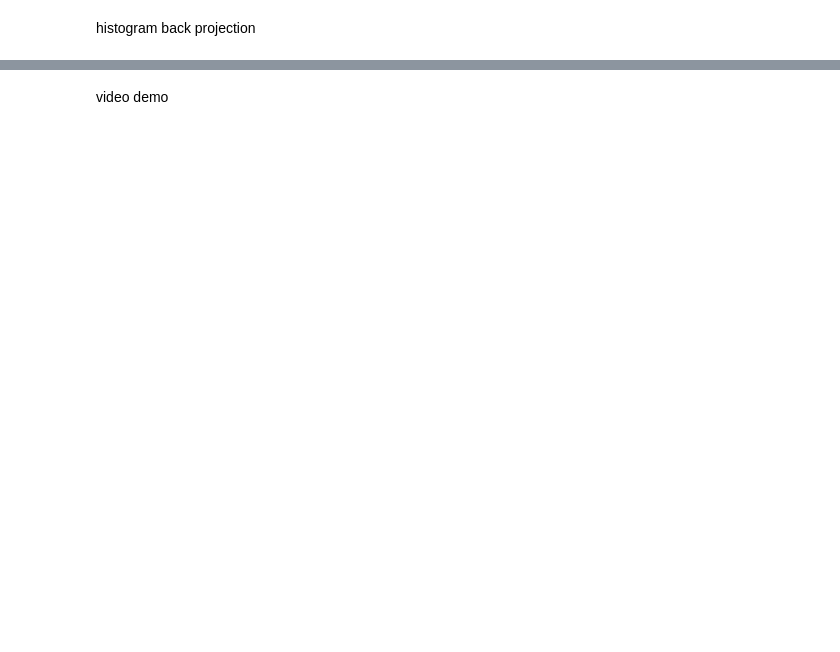
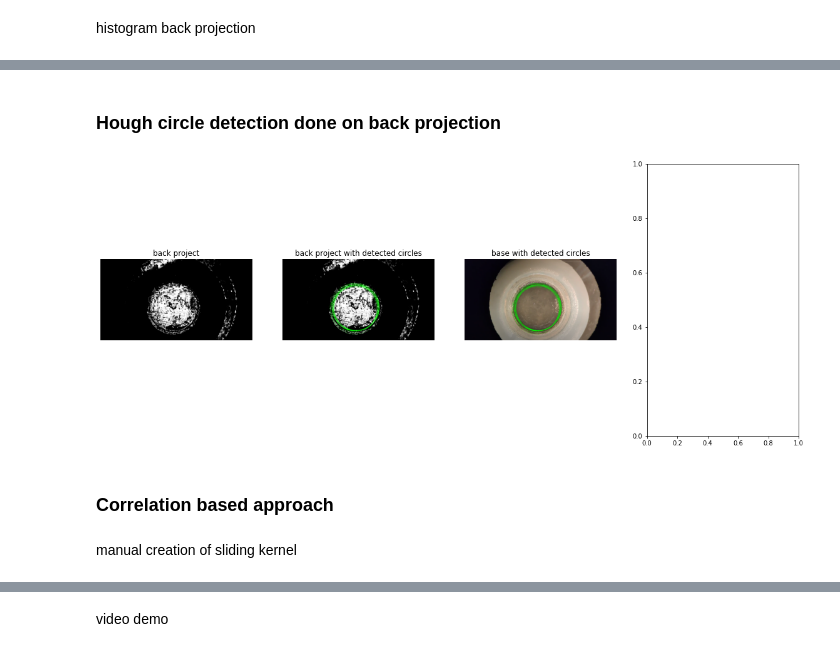
Before and after one commit to Custom-Surgical-GmbH/Cataract-Surgery-Training-Explorations, a Jupyter notebook: opencv_explorations/color_thresholding.ipynb, the cells around one changed output, grey strips where cells are left out. Drawn from its saved outputs; the diff is of its cells as text; code cells hidden in the pictures; blank space fills up the shorter version.

```diff
--- a/opencv_explorations/color_thresholding.ipynb
+++ b/opencv_explorations/color_thresholding.ipynb
@@ -201,0 +202,32 @@ plt.show()
+# %% [markdown]
+### Hough circle detection done on back projection
+# %%
+circles = detect_circle(back_project, return_all=True)
+
+base_rgb_copy = base_rgb.copy()
+back_project_copy = cv2.cvtColor(back_project, cv2.COLOR_GRAY2RGB)
+for circle in circles[:20]:
+    cv2.circle(base_rgb_copy, (round(circle[0]), round(circle[1])), round(circle[2]), (0,255,0))
+    cv2.circle(back_project_copy, (round(circle[0]), round(circle[1])), round(circle[2]), (0,255,0))
+
+# visualization
+fig, plots = plt.subplots(1, 4, figsize=(20,8))
+plots[0].set_title('back project')
+plots[0].imshow(back_project, cmap='gray')
+plots[0].axis('off')
+
+plots[1].set_title('back project with detected circles')
+plots[1].imshow(back_project_copy)
+plots[1].axis('off')
+
+plots[2].set_title('base with detected circles')
+plots[2].imshow(base_rgb_copy)
+plots[2].axis('off')
+
+plt.show()
+# %% [output]
+[figure, added]
+# %% [markdown]
+### Correlation based approach
+# %% [markdown]
+manual creation of sliding kernel
```
Also changed, not shown: parts of 9 cells of this notebook, 1 other file.
